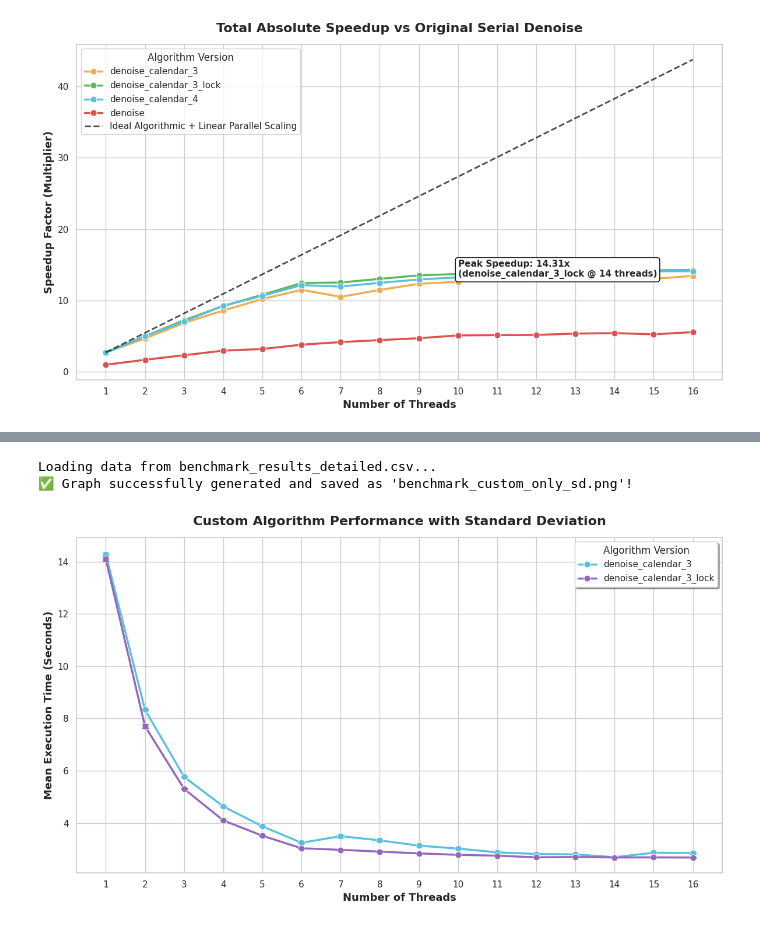
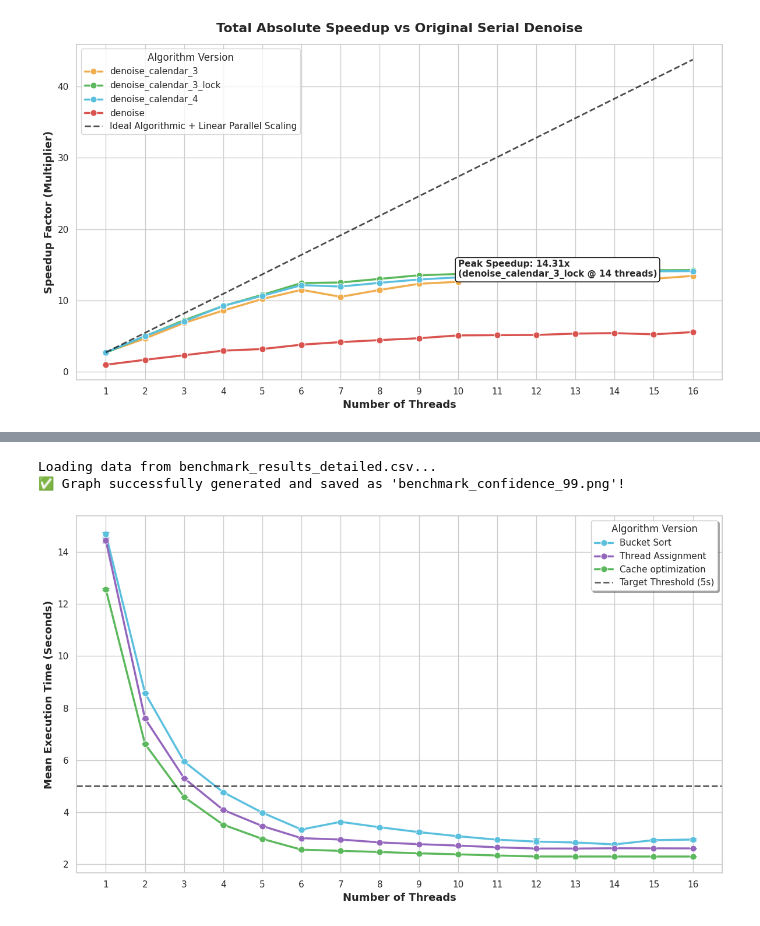
Before and after one commit to lorenzo-marranini/Computer-Architecture-Project, a Jupyter notebook: src/analysis.ipynb, the cells around one changed output, grey strips where cells are left out. Cells and saved outputs as stored; diff of their text form; code cells hidden in the pictures.

```diff
--- a/src/analysis.ipynb
+++ b/src/analysis.ipynb
@@ -848,7 +910,19 @@ import seaborn as sns
 
 # --- CONFIGURATION ---
 CSV_FILENAME = 'benchmark_results_detailed.csv'
-OUTPUT_GRAPH = 'benchmark_custom_only_sd.png'
+OUTPUT_GRAPH = 'benchmark_confidence_99.png'
+
+# --- LEGEND ALIASES ---
+# Change the right side of the colon to whatever you want to appear in the legend.
+# Format: 'Raw_CSV_Name': 'Beautiful Presentation Name'
+RENAME_MAP = {
+    'denoise': 'Baseline (Original)',
+    'denoise_calendar_1': 'Naive Bucket Sort (Static)',
+    'denoise_calendar_dynamic_naive': 'Naive Bucket Sort (Dynamic)',
+    'denoise_calendar_3': 'Bucket Sort',
+    'denoise_calendar_3_lock': 'Thread Assignment',
+    'denoise_calendar_final': 'Cache optimization'
+}
 
 print(f"Loading data from {CSV_FILENAME}...")
 
@@ -857,62 +931,71 @@ try:
 except FileNotFoundError:
     print(f"Error: Could not find '{CSV_FILENAME}'.")
     exit(1)
+df = df[df['Program Name'] != 'denoise']
 
-# --- FILTER OUT THE ORIGINAL BASELINE ---
-# This line keeps only the rows where the Program Name is NOT 'denoise'
-df = df[df['Program Name'] != 'denoise']
+# Apply the rename mapping to the DataFrame
+df['Program Name'] = df['Program Name'].replace(RENAME_MAP)
 
 # Set up the plot style for a clean, academic look
 plt.figure(figsize=(12, 7))
 sns.set_theme(style="whitegrid")
 
-# Define a custom color palette (excluding denoise)
+# Define a custom color palette (Make sure these keys match the NEW names above!)
 custom_palette = {
-    'denoise_calendar_1': '#8c564b',        # Brown (Naive)
-    'denoise_calendar_dynamic_naive': '#f0ad4e', # Orange
-    'denoise_calendar_3': '#5bc0de',        # Light Blue
-    'denoise_calendar_final': '#5cb85c',        # Green (Optimized)
-    'denoise_calendar_3_lock': '#9467bd'    # Purple
+    'Baseline (Original)': '#d9534f',                   # Red
+    'Naive Bucket Sort (Static)': '#8c564b',            # Brown
+    'Naive Bucket Sort (Dynamic)': '#f0ad4e',           # Orange
+    'Bucket Sort': '#5bc0de',                 # Light Blue
+    'Thread Assignment': '#9467bd',                # Purple
+    'Cache optimization': '#5cb85c'               # Green
 }
 
-# --- THE PLOT ---
+# --- THE MAGIC HAPPENS HERE ---
+# Seaborn automatically calculates the mean of 'Time (Seconds)' for each 'Thread Count'
+# errorbar=('ci', 99) tells it to calculate and draw the 99% Confidence Interval!
 ax = sns.lineplot(
     data=df,
     x='Thread Count',
     y='Time (Seconds)',
     hue='Program Name',
     marker='o',
     markersize=8,
     linewidth=2.5,
-    err_style="bars",      # Classic vertical error bars
-    err_kws={'capsize': 4, 'elinewidth': 2}, # Adds caps to the bars
-    errorbar=('ci', 99),         # Shows +/- 1 Standard Deviation
+    err_style="bars",      # Changes from shaded bands to vertical bars
+    err_kws={'capsize': 4, 'elinewidth': 2}, # Adds the caps to the top/bottom of the bars
+    errorbar=('ci', 99),   # Use 99% Confidence Interval
     palette=custom_palette
 )
-
+plt.axhline(
+    y=5,
+    color='#333333',       # Dark grey
+    linestyle='--',        # Dashed/striked line
+    linewidth=2,
+    alpha=0.8,             # Slight transparency
+    label='Target Threshold (5s)'
+)
 # Formatting
-plt.title('Custom Algorithm Performance with Standard Deviation', fontsize=16, fontweight='bold', pad=15)
 plt.xlabel('Number of Threads', fontsize=13, fontweight='bold')
 plt.ylabel('Mean Execution Time (Seconds)', fontsize=13, fontweight='bold')
 
 # Ensure all thread counts are visible on the X-axis
 thread_counts = sorted(df['Thread Count'].unique())
 plt.xticks(thread_counts)
 
 # Customize the legend
 plt.legend(title='Algorithm Version', title_fontsize='12', fontsize='11', shadow=True)
 
 # Save the graph
 plt.tight_layout()
 plt.savefig(OUTPUT_GRAPH, dpi=300)
 print(f"✅ Graph successfully generated and saved as '{OUTPUT_GRAPH}'!")
 
 # Display it on screen
 plt.show()
 # %% [output]
 Loading data from benchmark_results_detailed.csv...
-✅ Graph successfully generated and saved as 'benchmark_custom_only_sd.png'!
+✅ Graph successfully generated and saved as 'benchmark_confidence_99.png'!
-[figure, old version]
+[figure, new version]
 # %%
 import pandas as pd
 import matplotlib.pyplot as plt
```
Also changed, not shown: parts of 6 cells of this notebook, 30 other files.
